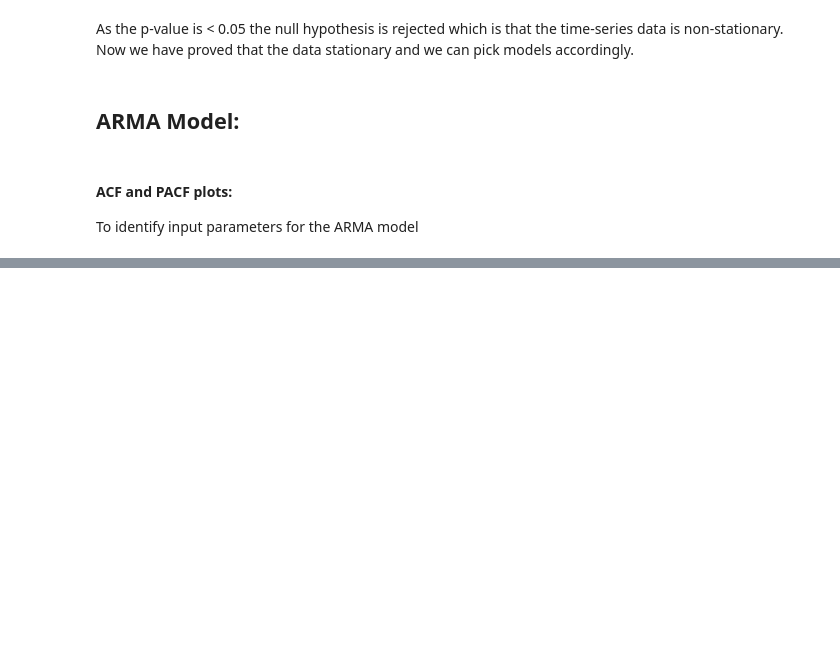
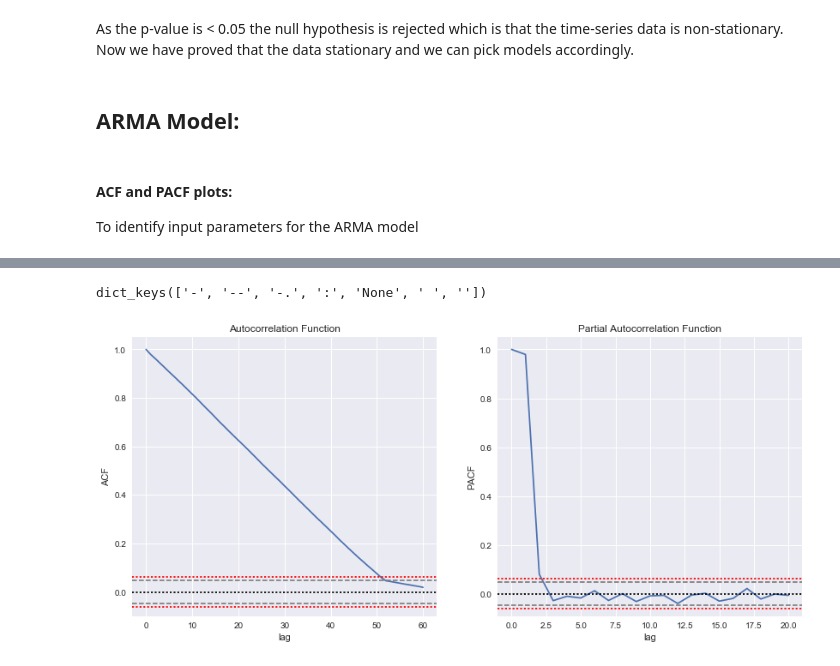
Before and after one commit to pappakrishnan/Ads-Analysis, a Jupyter notebook: Ads Analysis.ipynb, the cells around one changed output, grey strips where cells are left out. Cells and saved outputs as stored; diff of their text form; code cells hidden in the pictures; blank space fills up the shorter version.

Commit message:
Plotted ACF, PACF, and implemented ARMA

```diff
--- a/Ads Analysis.ipynb
+++ b/Ads Analysis.ipynb
@@ -1135,0 +1149,32 @@ To identify input parameters for the ARMA model
+# %%
+lag_acf = acf(df_prediction, nlags=60)
+lag_pacf = pacf(df_prediction, nlags=20, method='ols')
+# %%
+from matplotlib import lines
+lines.lineStyles.keys()
+# %% [output]
+dict_keys(['-', '--', '-.', ':', 'None', ' ', ''])
+# %%
+figs, ax = plt.subplots(1, 2, figsize = (14, 6))
+ax[0].plot(lag_acf)
+ax[0].axhline(y=0,linestyle=':',color='black')
+ax[0].axhline(y=-1.96/np.sqrt(len(df_prediction)),linestyle='--',color='gray')
+ax[0].axhline(y=1.96/np.sqrt(len(df_prediction)),linestyle='--',color='gray')
+ax[0].axhline(y=-2.576/np.sqrt(len(df_prediction)),linestyle=':',color='red')
+ax[0].axhline(y=2.576/np.sqrt(len(df_prediction)),linestyle=':',color='red')
+ax[0].set_title('Autocorrelation Function')
+ax[0].set_ylabel('ACF')
+ax[0].set_xlabel('lag')
+
+ax[1].plot(lag_pacf)
+ax[1].axhline(y=0,linestyle=':',color='black')
+ax[1].axhline(y=-1.96/np.sqrt(len(df_prediction)),linestyle='--',color='gray')
+ax[1].axhline(y=1.96/np.sqrt(len(df_prediction)),linestyle='--',color='gray')
+ax[1].axhline(y=-2.576/np.sqrt(len(df_prediction)),linestyle=':',color='red')
+ax[1].axhline(y=2.576/np.sqrt(len(df_prediction)),linestyle=':',color='red')
+ax[1].set_title('Partial Autocorrelation Function')
+ax[1].set_ylabel('PACF')
+ax[1].set_xlabel('lag')
+plt.show()
+# %% [output]
+[figure, added]
```
Also changed, not shown: parts of 11 cells of this notebook.
